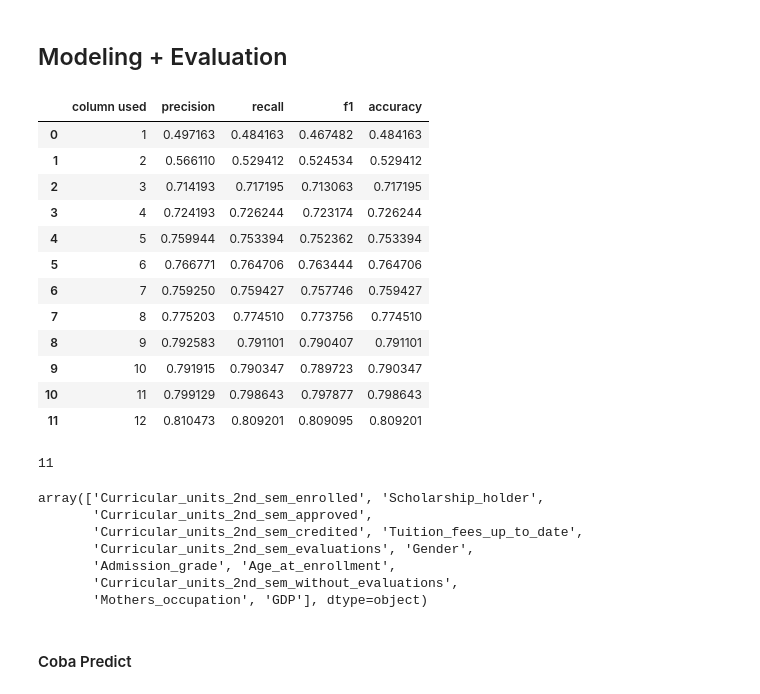
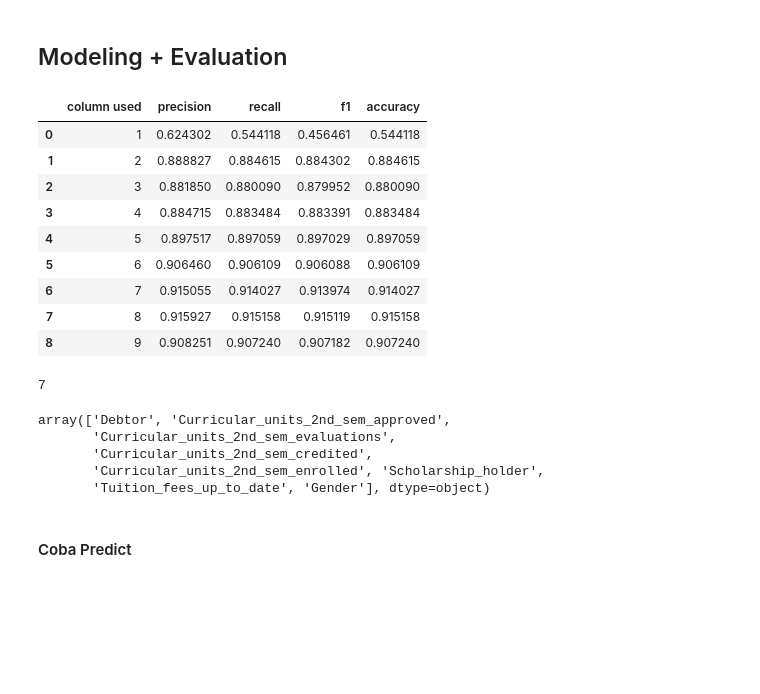
Before and after one commit to hfzdzakii/Dicoding-SolvingEducationIntsituteProblem, a Jupyter notebook: notebook.ipynb, the cells around one changed output. Cells and saved outputs as stored; diff of their text form; code cells hidden in the pictures; blank space fills up the shorter version.

```diff
--- a/notebook.ipynb
+++ b/notebook.ipynb
@@ -127,6 +127,7 @@ df.dropna(inplace=True)
 df.drop_duplicates(inplace=True)
 df[numeric_columns] = df[numeric_columns].astype(np.float64)
 df[categorical_columns] = df[categorical_columns].astype('category')
+df = df[df['Status'] != 'Enrolled']
 # %%
 plt.figure(figsize=(12, 8))
 sns.heatmap(df[numeric_columns].corr(), annot=True, fmt='.2f', cmap='coolwarm', )
@@ -541,66 +542,61 @@ list_accuracy = []
 list_idx = []
 model_saved = []
 
-for idx, mat in enumerate(df_temp[df_temp['P Values']<0.1]['Column Name'].values):
-    used_matters = df_temp[df_temp['P Values']<0.1]['Column Name'].values[:idx+1]
+for idx, mat in enumerate(df_temp[df_temp['P Values']<0.01]['Column Name'].values):
+    used_matters = df_temp[df_temp['P Values']<0.01]['Column Name'].values[:idx+1]
     algo = XGBClassifier(random_state=42,
                         # scale_pos_weight=y.value_counts()[0]/y.value_counts()[1],
                         )
 #     # algo = RandomForestClassifier(random_state=42)
 
     algo.fit(X_train_resampled[used_matters], y_train_resampled)
     y_pred = algo.predict(X_test[used_matters])
     precision = precision_score(y_test, y_pred, average="macro")
     recall = recall_score(y_test, y_pred, average="macro")
     f1 = f1_score(y_test, y_pred, average="macro")
     accuracy = accuracy_score(y_test, y_pred)
     list_precision.append(precision)
     list_recall.append(recall)
     list_f1.append(f1)
     list_accuracy.append(accuracy)
     list_idx.append(idx+1)
     model_saved.append(algo)
 
 df_result = pd.DataFrame({
     'column used': list_idx,
     'precision': list_precision,
     'recall': list_recall,
     'f1': list_f1,
     'accuracy': list_accuracy,
 })
 
 
 df_result.head(25)
 # %% [output]
 |  | column used | precision | recall | f1 | accuracy |
-| 0 | 1 | 0.497163 | 0.484163 | 0.467482 | 0.484163 |
-| 1 | 2 | 0.566110 | 0.529412 | 0.524534 | 0.529412 |
-| 2 | 3 | 0.714193 | 0.717195 | 0.713063 | 0.717195 |
-| 3 | 4 | 0.724193 | 0.726244 | 0.723174 | 0.726244 |
-| 4 | 5 | 0.759944 | 0.753394 | 0.752362 | 0.753394 |
-| 5 | 6 | 0.766771 | 0.764706 | 0.763444 | 0.764706 |
-| 6 | 7 | 0.759250 | 0.759427 | 0.757746 | 0.759427 |
-| 7 | 8 | 0.775203 | 0.774510 | 0.773756 | 0.774510 |
-| 8 | 9 | 0.792583 | 0.791101 | 0.790407 | 0.791101 |
-| 9 | 10 | 0.791915 | 0.790347 | 0.789723 | 0.790347 |
-| 10 | 11 | 0.799129 | 0.798643 | 0.797877 | 0.798643 |
-| 11 | 12 | 0.810473 | 0.809201 | 0.809095 | 0.809201 |
+| 0 | 1 | 0.624302 | 0.544118 | 0.456461 | 0.544118 |
+| 1 | 2 | 0.888827 | 0.884615 | 0.884302 | 0.884615 |
+| 2 | 3 | 0.881850 | 0.880090 | 0.879952 | 0.880090 |
+| 3 | 4 | 0.884715 | 0.883484 | 0.883391 | 0.883484 |
+| 4 | 5 | 0.897517 | 0.897059 | 0.897029 | 0.897059 |
+| 5 | 6 | 0.906460 | 0.906109 | 0.906088 | 0.906109 |
+| 6 | 7 | 0.915055 | 0.914027 | 0.913974 | 0.914027 |
+| 7 | 8 | 0.915927 | 0.915158 | 0.915119 | 0.915158 |
+| 8 | 9 | 0.908251 | 0.907240 | 0.907182 | 0.907240 |
 # %%
 best_idx = df_result['f1'].idxmax()
 best_idx
 # %% [output]
-11
+7
 # %%
-used_features = df_temp[df_temp['P Values']<0.1]['Column Name'].values
+used_features = df_temp[df_temp['P Values']<0.1]['Column Name'].values[:best_idx+1]
 used_features
 # %% [output]
-array(['Curricular_units_2nd_sem_enrolled', 'Scholarship_holder',
-       'Curricular_units_2nd_sem_approved',
-       'Curricular_units_2nd_sem_credited', 'Tuition_fees_up_to_date',
-       'Curricular_units_2nd_sem_evaluations', 'Gender',
-       'Admission_grade', 'Age_at_enrollment',
-       'Curricular_units_2nd_sem_without_evaluations',
-       'Mothers_occupation', 'GDP'], dtype=object)
+array(['Debtor', 'Curricular_units_2nd_sem_approved',
+       'Curricular_units_2nd_sem_evaluations',
+       'Curricular_units_2nd_sem_credited',
+       'Curricular_units_2nd_sem_enrolled', 'Scholarship_holder',
+       'Tuition_fees_up_to_date', 'Gender'], dtype=object)
 # %%
 best_model = model_saved[best_idx]
 
```
Also changed, not shown: parts of 15 cells of this notebook, 7 other files.
